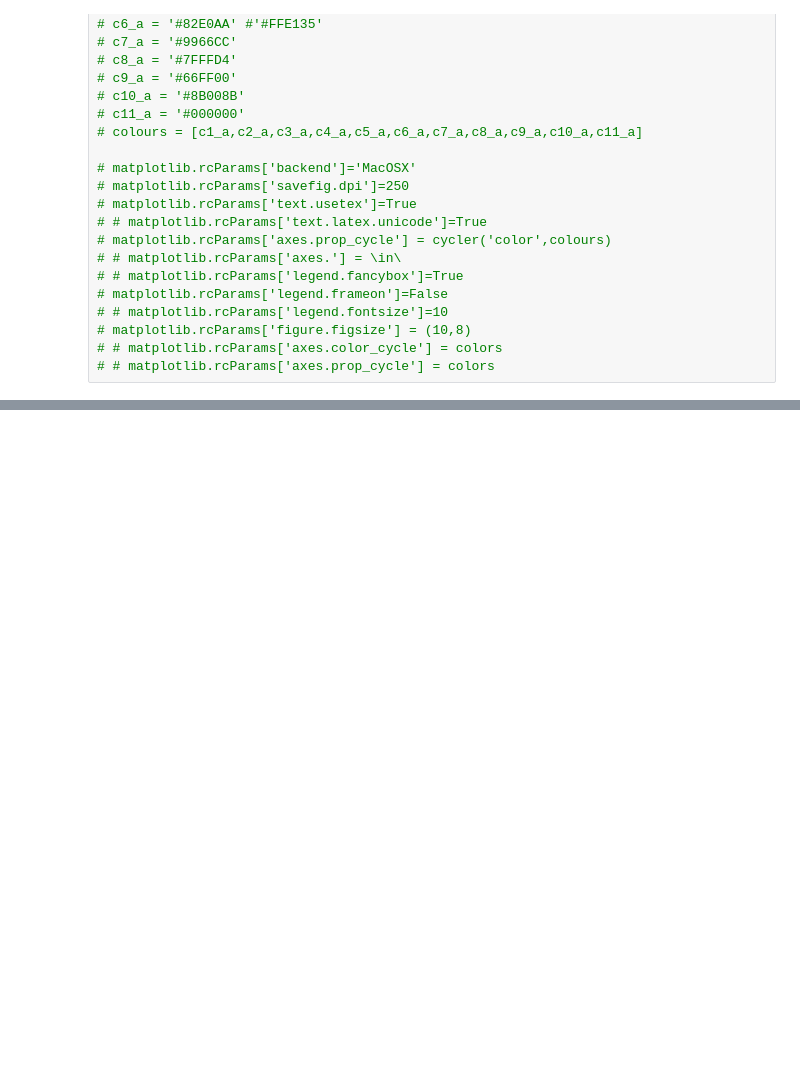
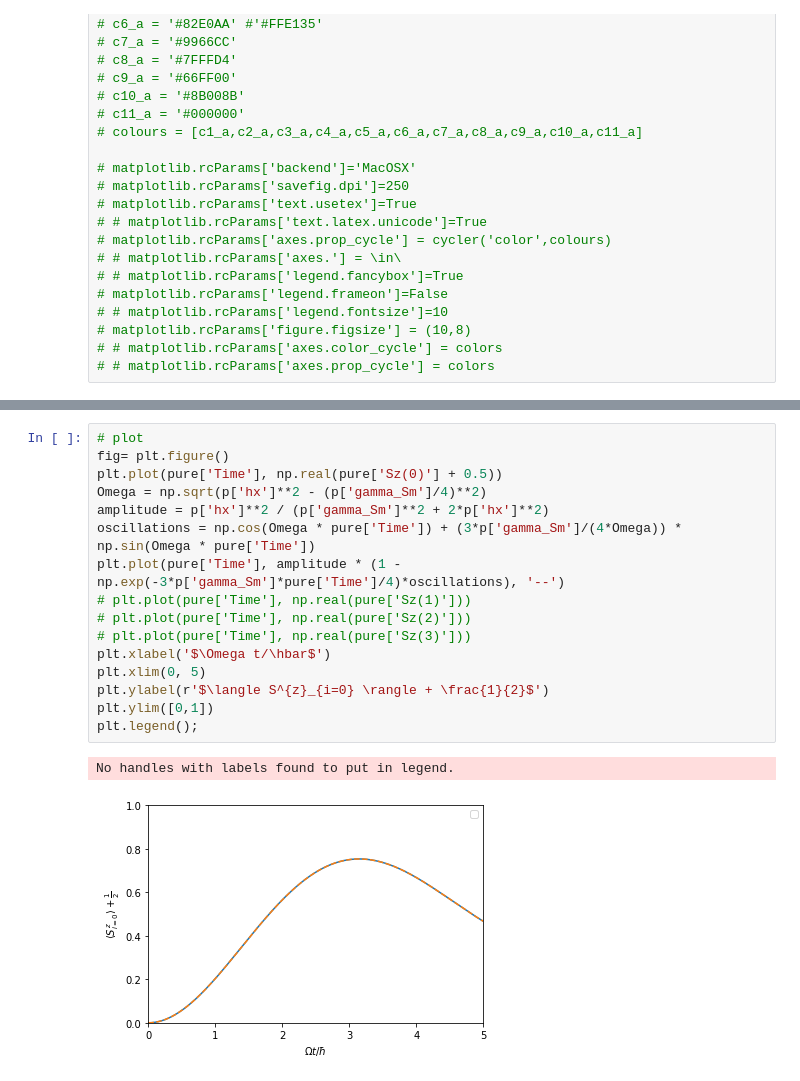
Before and after one commit to nataliejpg/QuantumResourceEstimation, a Jupyter notebook: exact_diagonalisation/XXZ_ED_Lindblad_Purification.ipynb, the cells around one changed output, grey strips where cells are left out. Drawn from its saved outputs; the diff is of its cells as text; blank space fills up the shorter version.

```diff
--- a/exact_diagonalisation/XXZ_ED_Lindblad_Purification.ipynb
+++ b/exact_diagonalisation/XXZ_ED_Lindblad_Purification.ipynb
@@ -829,0 +1089,19 @@ plt.legend();
+# %%
+# plot
+fig= plt.figure()
+plt.plot(pure['Time'], np.real(pure['Sz(0)'] + 0.5))
+Omega = np.sqrt(p['hx']**2 - (p['gamma_Sm']/4)**2)
+amplitude = p['hx']**2 / (p['gamma_Sm']**2 + 2*p['hx']**2)
+oscillations = np.cos(Omega * pure['Time']) + (3*p['gamma_Sm']/(4*Omega)) * np.sin(Omega * pure['Time'])
+plt.plot(pure['Time'], amplitude * (1 - np.exp(-3*p['gamma_Sm']*pure['Time']/4)*oscillations), '--')
+# plt.plot(pure['Time'], np.real(pure['Sz(1)']))
+# plt.plot(pure['Time'], np.real(pure['Sz(2)']))
+# plt.plot(pure['Time'], np.real(pure['Sz(3)']))
+plt.xlabel('$\Omega t/\hbar$')
+plt.xlim(0, 5)
+plt.ylabel(r'$\langle S^{z}_{i=0} \rangle + \frac{1}{2}$')
+plt.ylim([0,1])
+plt.legend();
+# %% [output]
+No handles with labels found to put in legend.
+[figure, added]
```
Also changed, not shown: parts of 18 cells of this notebook, 2 other files.
